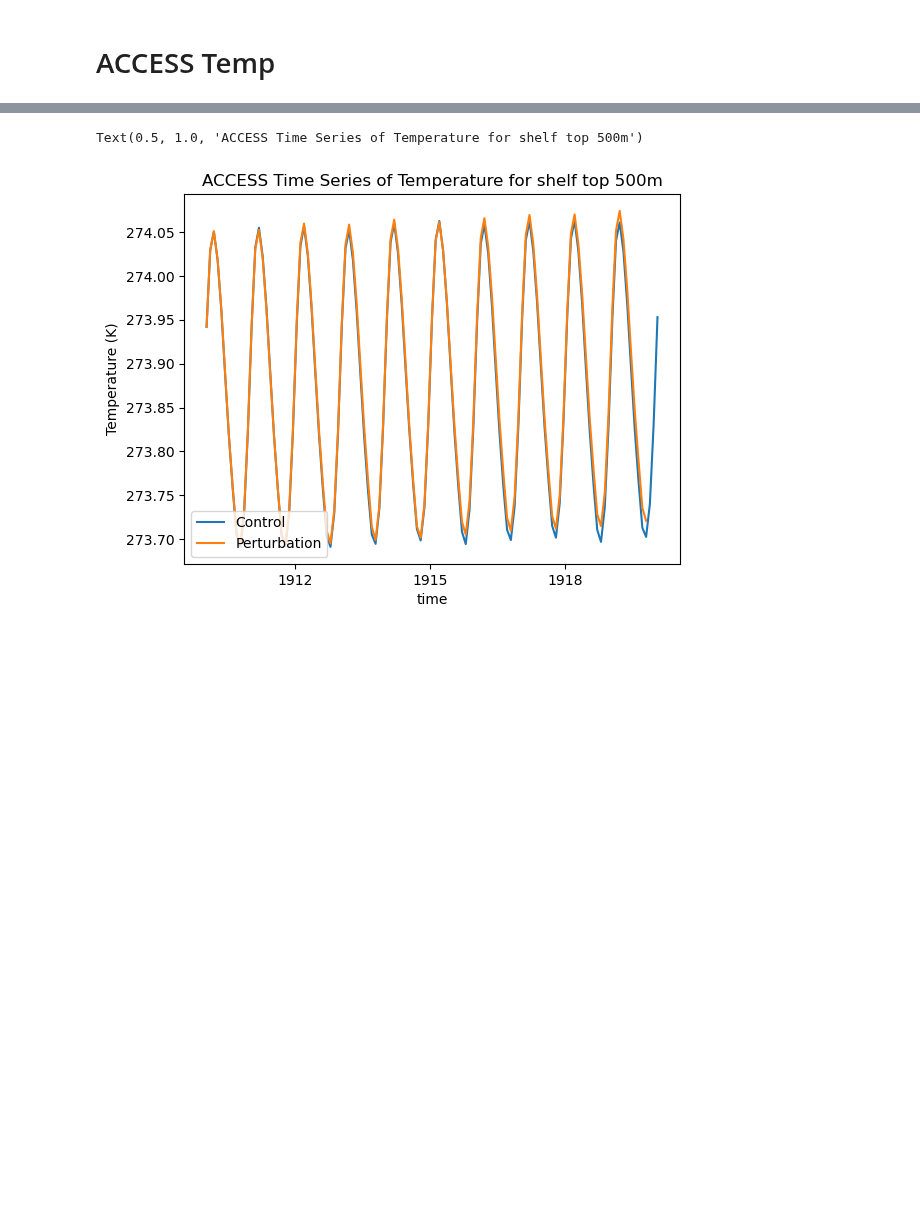
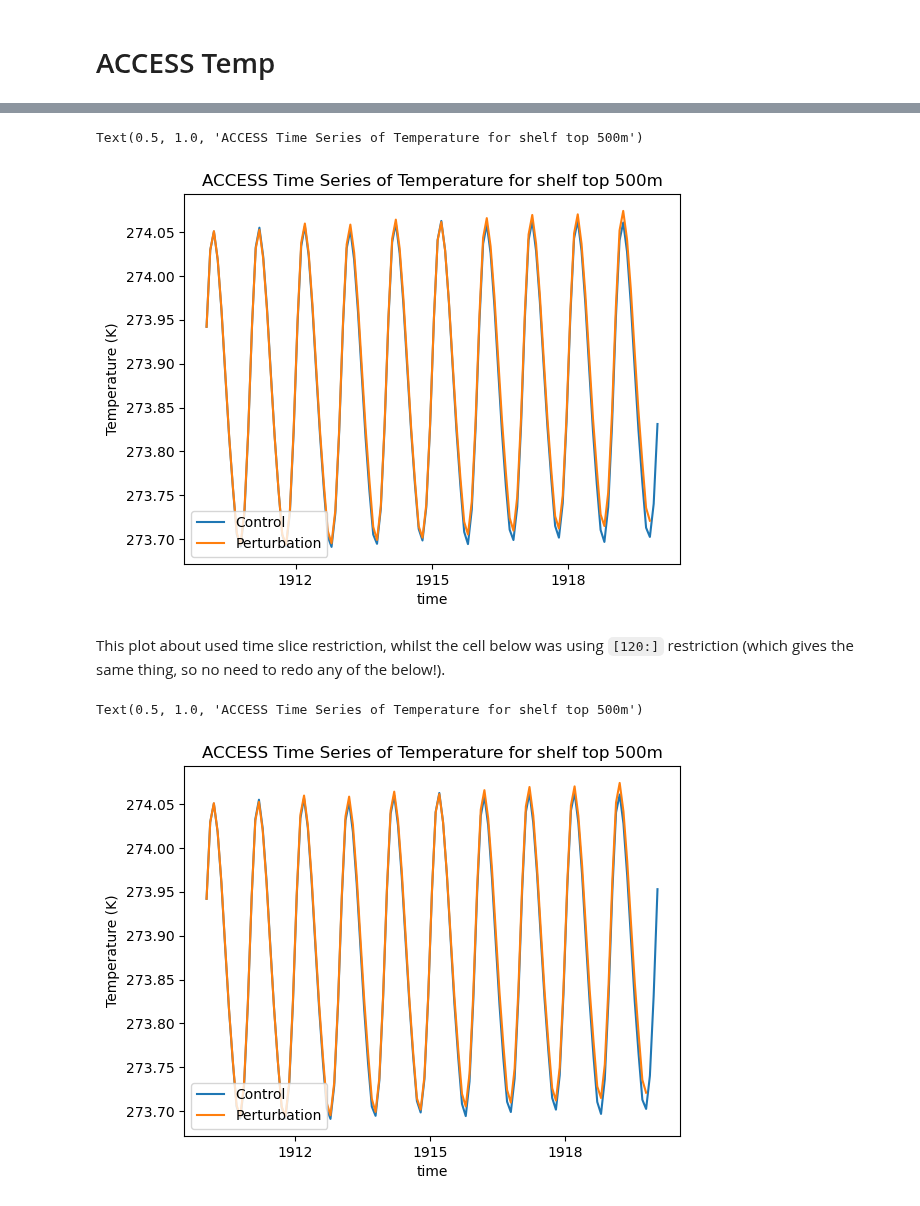
Before and after one commit to adele-morrison/panan-meltwater, a Jupyter notebook: notebooks/temp_analysis/ACCESStemp.ipynb, the cells around one changed output, grey strips where cells are left out. Cells and saved outputs as stored; diff of their text form; code cells hidden in the pictures; blank space fills up the shorter version.

```diff
--- a/notebooks/temp_analysis/ACCESStemp.ipynb
+++ b/notebooks/temp_analysis/ACCESStemp.ipynb
@@ -66,26 +66,24 @@ land_mask = (0 * depth).fillna(1)
 depth_shelf, shelf_mask = shelf_mask_isobath(depth, 'mom5')
 # %%
 #Time variant variables #Can this be condensed?
-def preprocess(cont):
-    cont = cont[['temp', 'st_ocean','dzt']].sel(yt_ocean=shelf_mask['yt_ocean'], st_ocean=slice(None,500))
-    return cont
+def preprocess(ds):
+    ds = ds[['temp', 'st_ocean','dzt']].sel(yt_ocean=shelf_mask['yt_ocean'], st_ocean=slice(None,500))
+    return ds
 
 cont = xr.open_mfdataset(pathsC, preprocess = preprocess, chunks = 'auto')
+melt = xr.open_mfdataset(pathsM, preprocess = preprocess, chunks = 'auto')
 # %%
-#Time variant variables #Can this be condensed?
-def preprocess(melt):
-    melt = melt[['temp', 'st_ocean','dzt']].sel(yt_ocean=shelf_mask['yt_ocean'], st_ocean=slice(None,500))
-    return melt
-
-melt = xr.open_mfdataset(pathsM, preprocess = preprocess, chunks = 'auto')
+#Time slicing
+cont = cont.sel(time=slice('1910-01-01','1919-12-31'))
+melt = melt.sel(time=slice('1910-01-01','1919-12-31'))
 # %%
 #Time invariant variables
 areaC = xr.open_dataset('/g/data/ik11/outputs/access-om2-01/01deg_jra55v13_ryf9091_21mbath/output012/ocean/ocean_grid.nc')['area_t'].sel(xt_ocean=shelf_mask['xt_ocean'])
 areaM = xr.open_dataset('/g/data/ik11/outputs/access-om2-01/01deg_jra55v13_ryf9091_21mbath_sofia_ssp126/output040/ocean/ocean_grid.nc')['area_t'].sel(xt_ocean=shelf_mask['xt_ocean'])
 # %%
 #Cell thickness
-tempC = cont['temp'][120:]
-thikC = cont['dzt'][120:]
+tempC = cont['temp']#[120:]
+thikC = cont['dzt']#[120:]
 # %%
 #Cell thickness for melt
 tempM = melt['temp']
@@ -109,3 +107,16 @@ temppert_acc = xr.open_dataarray('/g/data/g40/kc5856/access_panan_ssp126_SWMT/ac
+# %%
+temp_cont_ave.plot(label="Control")
+temp_melt_ave.plot(label="Perturbation")
+#plt.xlim(380,4000)
+#plt.ylim(-1.30,-0.70)
+plt.ylabel("Temperature (K)")
+plt.legend(loc="lower left")
+plt.title("ACCESS Time Series of Temperature for shelf top 500m")
+# %% [output]
+Text(0.5, 1.0, 'ACCESS Time Series of Temperature for shelf top 500m')
+[figure, added]
+# %% [markdown]
+This plot about used time slice restriction, whilst the cell below was using `[120:]` restriction (which gives the same thing, so no need to redo any of the below!).
 # %%
 temp_cont_ave.plot(label="Control")
 temp_melt_ave.plot(label="Perturbation")
```
Also changed, not shown: parts of 3 cells of this notebook, 7 other files.
